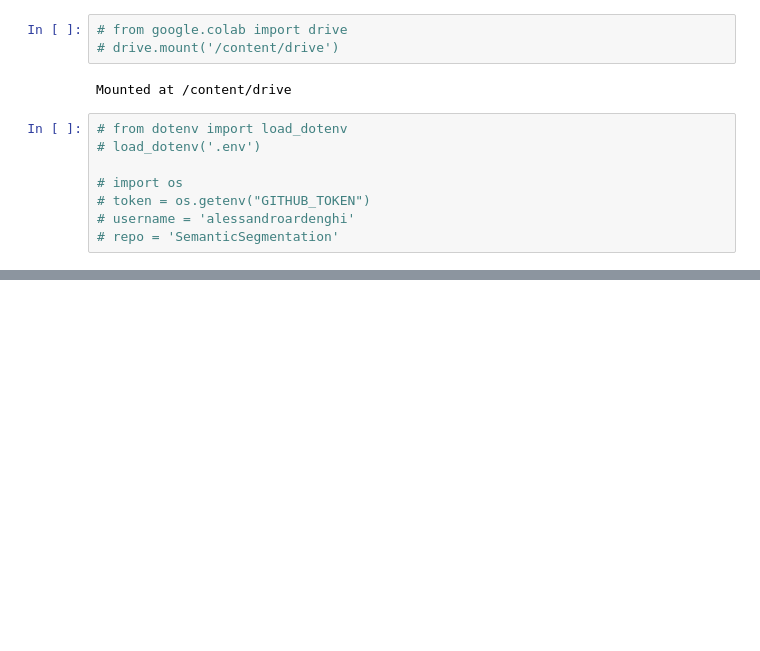
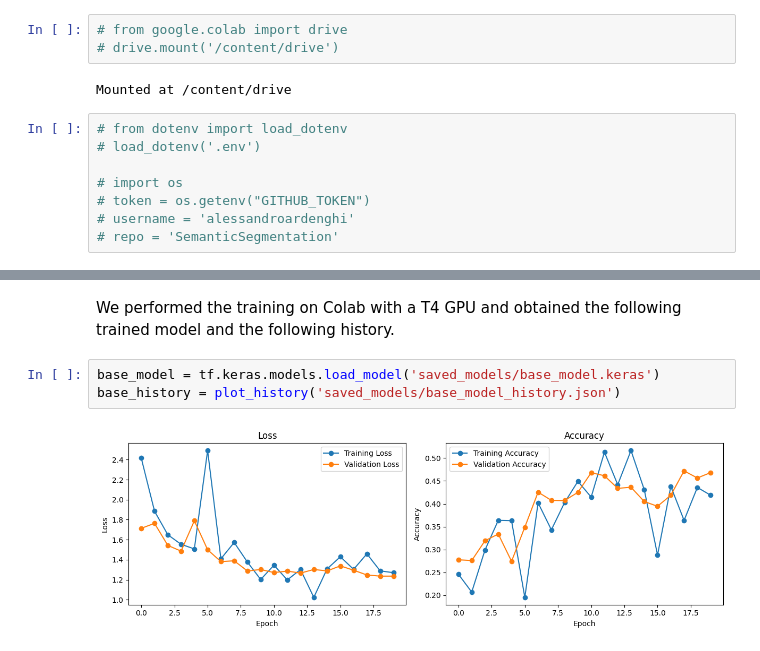
Before and after one commit to alessandroardenghi/SemanticSegmentation, a Jupyter notebook: main.ipynb, the cells around one changed output, grey strips where cells are left out. Cells and saved outputs as stored; diff of their text form; blank space fills up the shorter version.

```diff
--- a/main.ipynb
+++ b/main.ipynb
@@ -392,0 +176,7 @@ ValueError: Input 0 of layer "functional_3" is incompatible with the layer: expe
+# %% [markdown]
+We performed the training on Colab with a T4 GPU and obtained the following trained model and the following history.
+# %%
+base_model = tf.keras.models.load_model('saved_models/base_model.keras')
+base_history = plot_history('saved_models/base_model_history.json')
+# %% [output]
+[figure, added]
```
Also changed, not shown: parts of 53 cells of this notebook, 7 other files.
